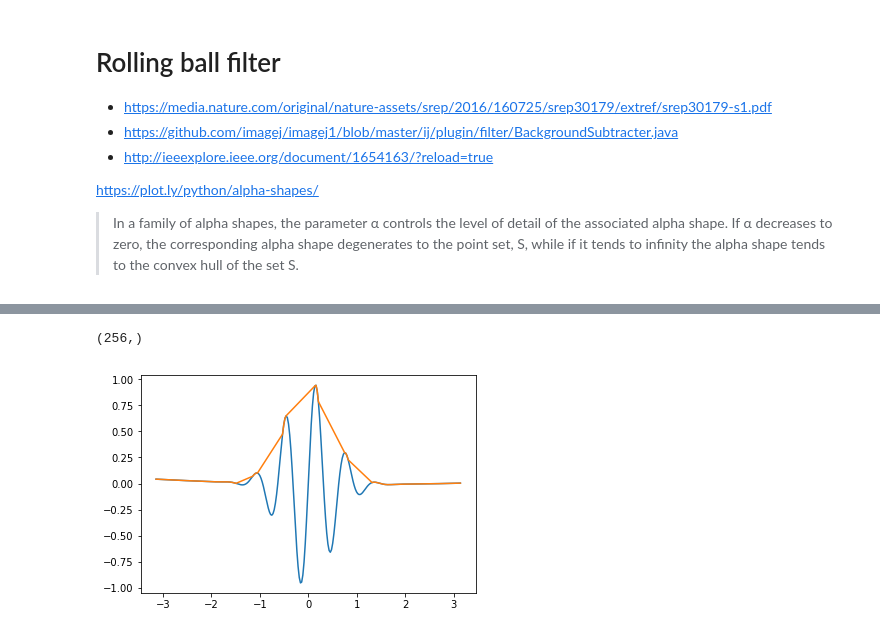
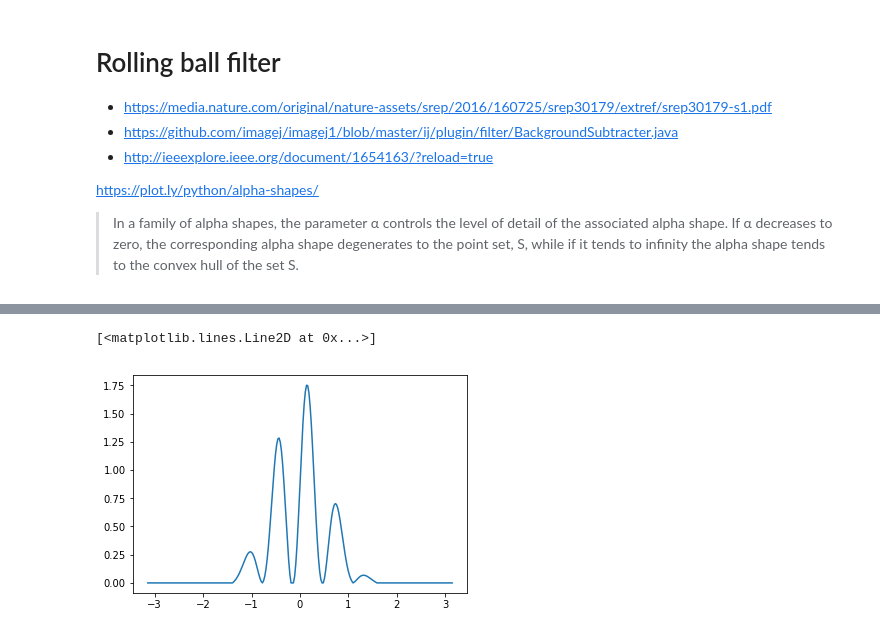
Before and after one commit to david-hoffman/fibflatten, a Jupyter notebook: Rolling Ball Dev2D.ipynb, the cells around one changed output, grey strips where cells are left out. Cells and saved outputs as stored; diff of their text form; code cells hidden in the pictures.

```diff
--- a/Rolling Ball Dev2D.ipynb
+++ b/Rolling Ball Dev2D.ipynb
@@ -125,11 +190,5 @@ def rolling_ball_filter(data, ball_radius, roll_along=-1, top=True,
-# %%
-X, Y = rolling_ball_filter(np.array((x, y)).T, 0.5, kind=1)
-
-# the complement of rolling above is below
-fig, ax = plt.subplots()
-ax.plot(x, y)
-ax.plot(X, Y)
-X.shape
-# %% [output]
-(256,)
-[figure, removed]
+# %%
+plt.plot(X, y-Y)
+# %% [output]
+[<matplotlib.lines.Line2D at 0x...>]
+[figure, added]
```
Also changed, not shown: parts of 16 cells of this notebook, 6 other files.
